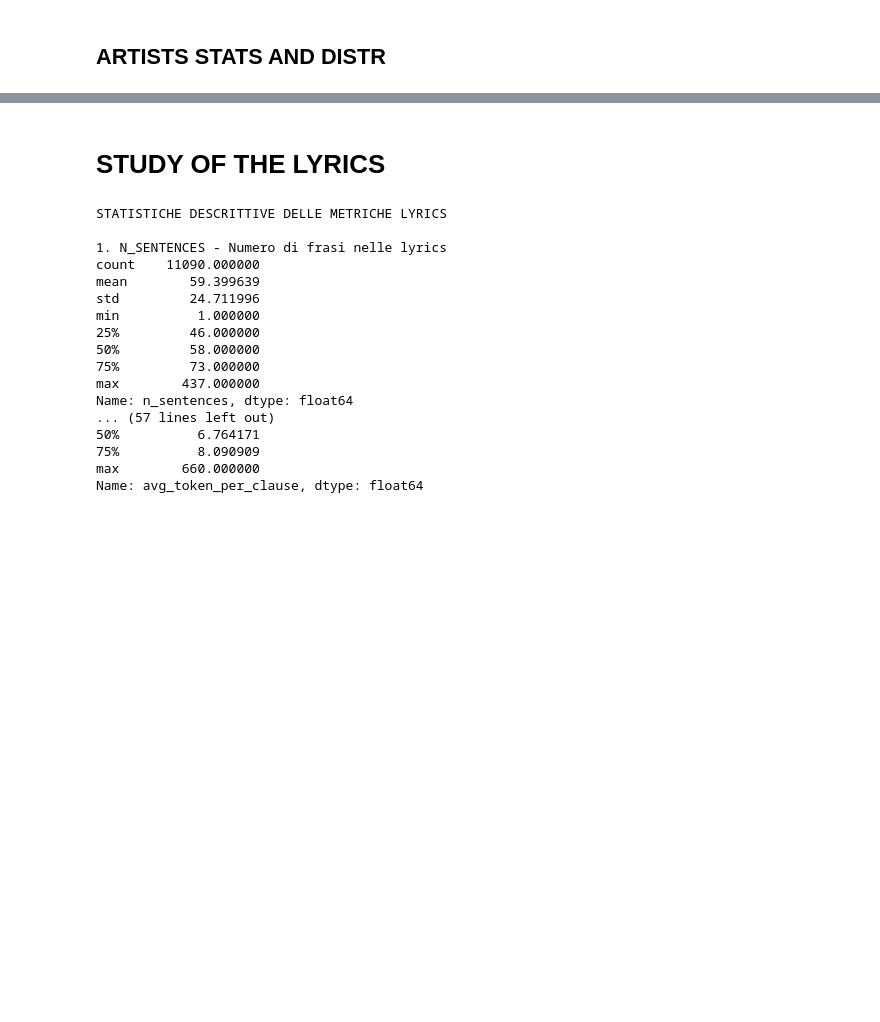
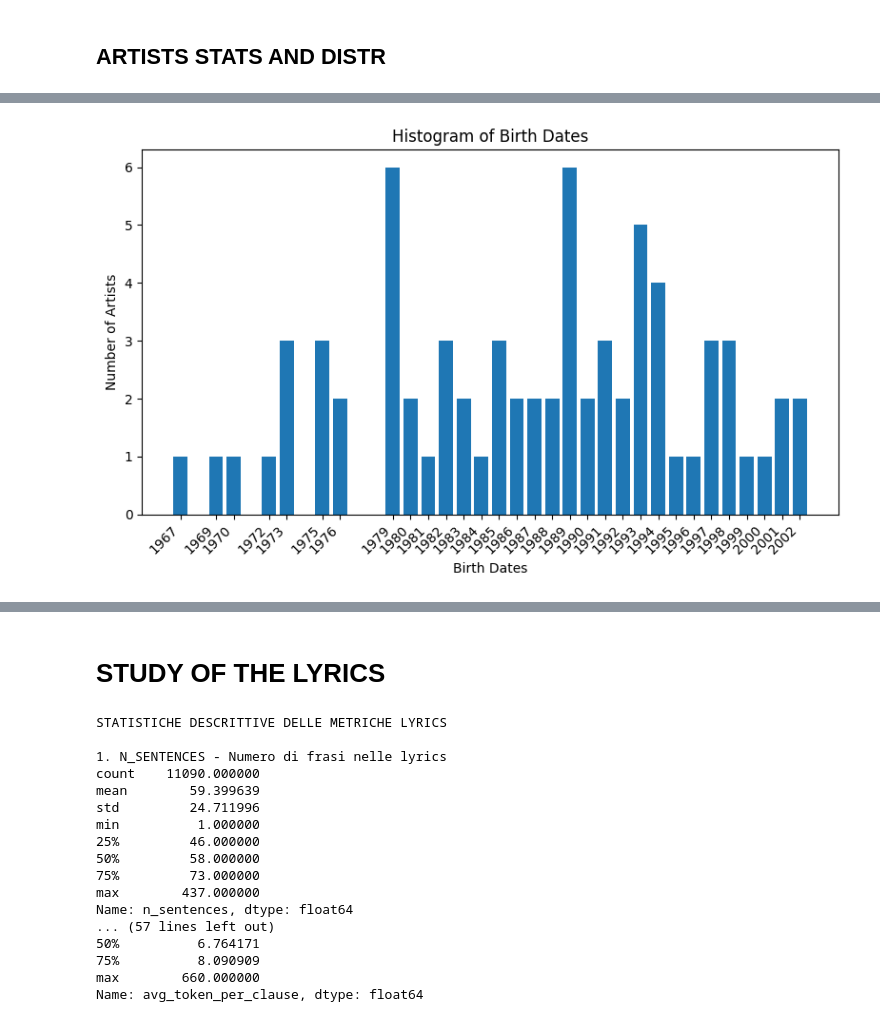
Before and after one commit to MicheleP1004/DATA_MINING_PRJ, a Jupyter notebook: data_understanding.ipynb, the cells around one changed output, grey strips where cells are left out. Saved outputs shown, nothing was run; the diff lists cells and outputs as text; code cells hidden in the pictures; blank space fills up the shorter version.

```diff
--- a/data_understanding.ipynb
+++ b/data_understanding.ipynb
@@ -359,3 +367,11 @@ Name: birth_place, dtype: object
+# %%
+artists['active_start'] = pd.to_datetime(artists['active_start'], errors='coerce').dt.year
+artists['birth_date'] = pd.to_datetime(artists['birth_date'], errors='coerce').dt.year
+
+count_dates = artists["birth_date"].value_counts()
+plot_histogram(count_dates.index, count_dates.values, title="Histogram of Birth Dates", xlabel="Birth Dates", ylabel="Number of Artists")
+# %% [output]
+[figure, added]
 # %%
 counts = (
     artists.groupby(['birth_place', 'birth_date'])
```
Also changed, not shown: parts of 6 cells of this notebook.
